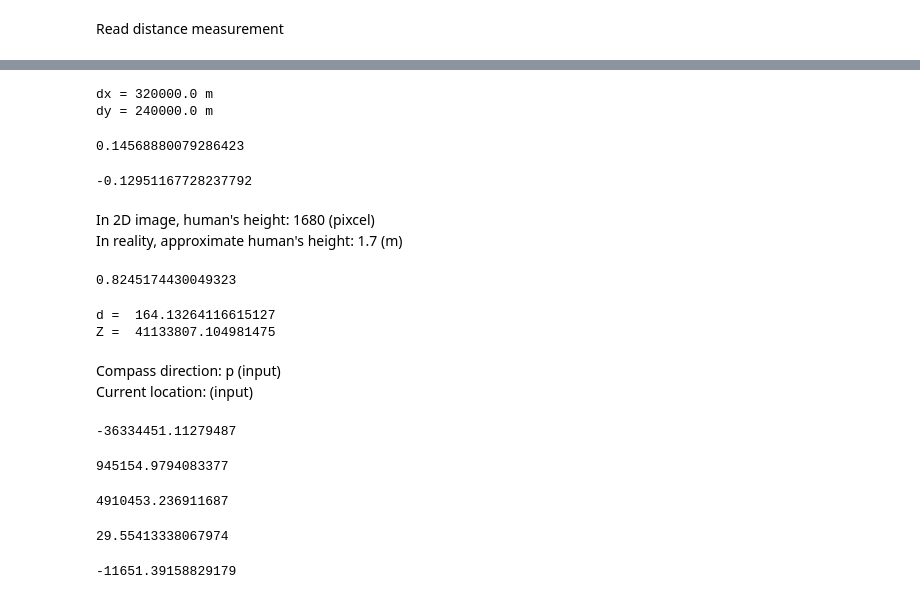
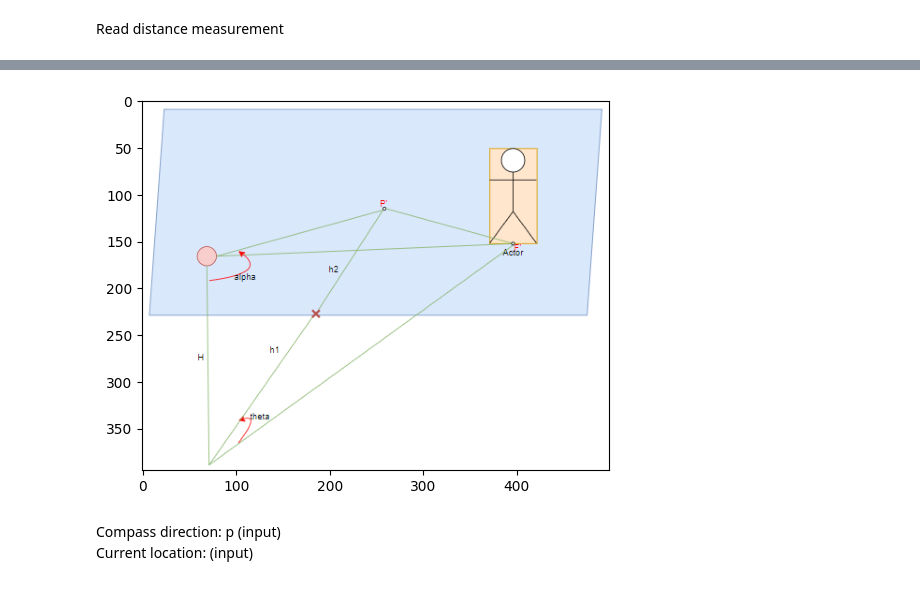
Before and after one commit to nhchung11/Distance-estimation-based-on-one-camera, a Jupyter notebook: Distance.ipynb, the cells around one changed output, grey strips where cells are left out. Drawn from its saved outputs; the diff is of its cells as text; code cells hidden in the pictures.

```diff
--- a/Distance.ipynb
+++ b/Distance.ipynb
@@ -158,55 +169,10 @@ tan_AOP = 72948.3282674772
-# %%
-dx = 1000 * f *tan_BOP
-dy = 1000 * f *tan_AOP
-print("dx = {} m".format(dx))
-print("dy = {} m".format(dy))
-# %% [output]
-dx = 320000.0 m
-dy = 240000.0 m
-# %%
-xn = (xf - cx) / fx
-yn = (yf - cy) / fy
-display(xn, yn)
-# %% [output]
-0.14568880079286423
--0.12951167728237792
-# %% [markdown]
-In 2D image, human's height: 1680 (pixcel)<br>
-In reality, approximate human's height: 1.7 (m)
-# %%
-Zp      = H * (1 / math.cos(alpha))     # Zp = OP'
-display(Zp)
-# %% [output]
-0.8245174430049323
-# %%
-sx = cx / dx
-sy = cy / dy
-
-d = math.sqrt(((cx - xf)/sx)**2 + ((cy -yf)/sy)**2)
-teta = math.atan(d / f)
-Z = Zp * (1/math.cos(teta))
-xc = xn * Z
-yc = yn * Z
-zc = Z
-print("d = ", d / 1000)
-print("Z = ", Z)
-# %% [output]
-d =  164.13264116615127
-Z =  41133807.104981475
+# %%
+visualize_img2 = cv2.imread(r'D:\python\Distance_measurement\visualize2.png')
+# Display the image
+plt.imshow(cv2.cvtColor(visualize_img2, cv2.COLOR_BGR2RGB))
+plt.show()
+# %% [output]
+[figure, added]
 # %% [markdown]
 Compass direction: p (input)<br>
 Current location: (input)<br>
-# %%
-xb = xc
-yb = yc*math.cos(alpha)
-zb = -yc*math.sin(alpha) + zc*math.cos(alpha)
-
-E = zb*math.sin(math.radians(p)) + xb*math.cos(math.radians(p))
-N = zb*math.cos(math.radians(p)) - xb*math.sin(math.radians(p))
-U = -yb
-
-display(E, N, U)
-# %% [output]
--36334451.11279487
-945154.9794083377
-4910453.236911687
@@ -221,8 +179 @@ delta_la = dY / 110540
-# %%
-laf = UAV_lat + delta_la
-lof = UAV_lon + delta_lo
-display(laf, lof)
-# %% [output]
-29.55413338067974
--11651.39158829179
 # %%
```
Also changed, not shown: parts of 17 cells of this notebook, 2 other files.
